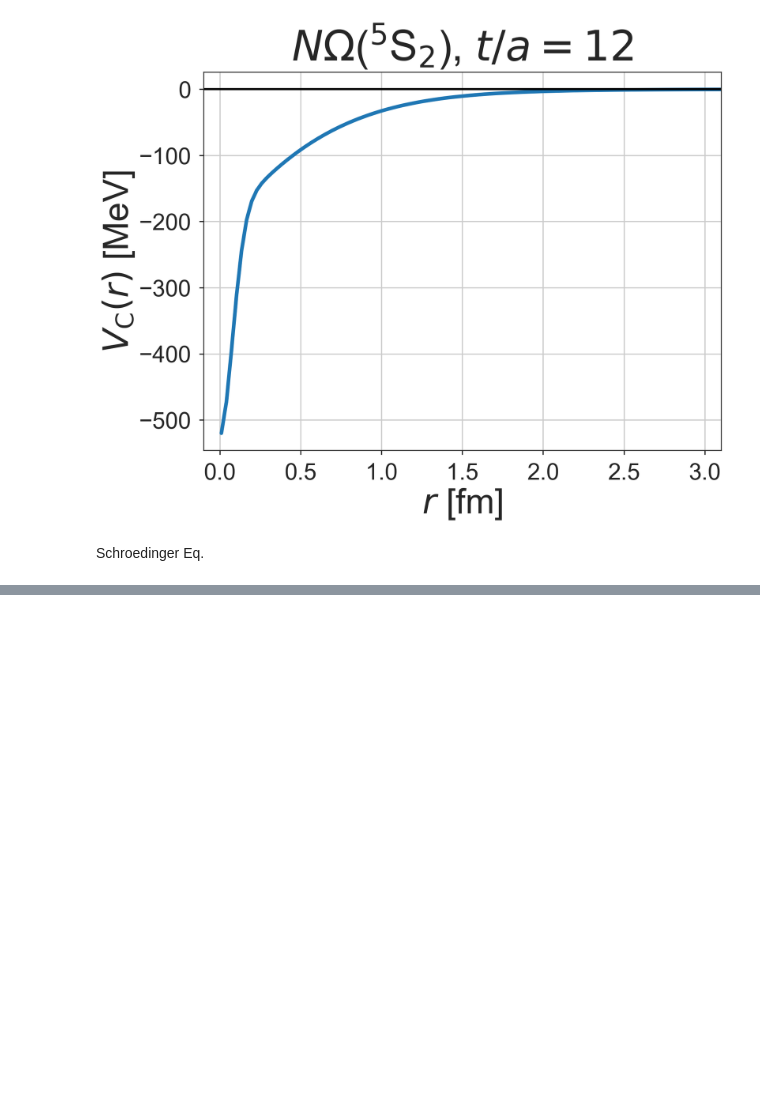
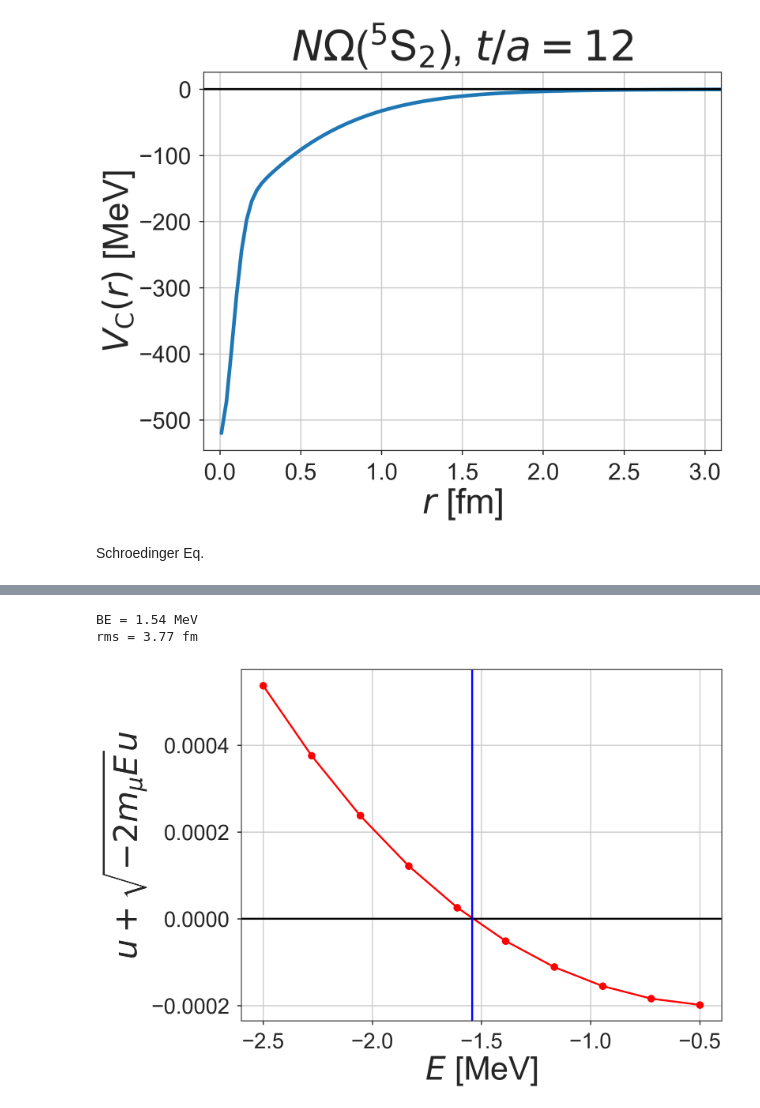
Before and after one commit to tkmiriya/n_omega_near_phys_pt, a Jupyter notebook: notes/binding energy.ipynb, the cells around one changed output, grey strips where cells are left out. Saved outputs shown, nothing was run; the diff lists cells and outputs as text; code cells hidden in the pictures; blank space fills up the shorter version.

```diff
--- a/notes/binding energy.ipynb
+++ b/notes/binding energy.ipynb
@@ -112,0 +229,15 @@ class Schroedinger_Eq(object):
+# %%
+it = 12
+pot = lambda x: V_fit(FF_yukawa2_prm_av[it], x)
+sbs = Search_Bound_State(pot, m_red)
+fig, ax = plt.subplots()
+sbs.check_BE_window(-2.5/ainv, -0.5/ainv, ax=ax)
+E = sbs.calc_binding_energy(-2.0/ainv, -0.5/ainv)*ainv
+print('BE = {:3.2f} MeV'.format(-E))
+ax.axvline(E, color='blue')
+rms  = sbs.calc_rms_distance(-2.0/ainv, -0.5/ainv)*lat_unit
+print('rms = {:3.2f} fm'.format(rms))
+# %% [output]
+BE = 1.54 MeV
+rms = 3.77 fm
+[figure, added]
```
Also changed, not shown: parts of 27 cells of this notebook, 3 other files.
